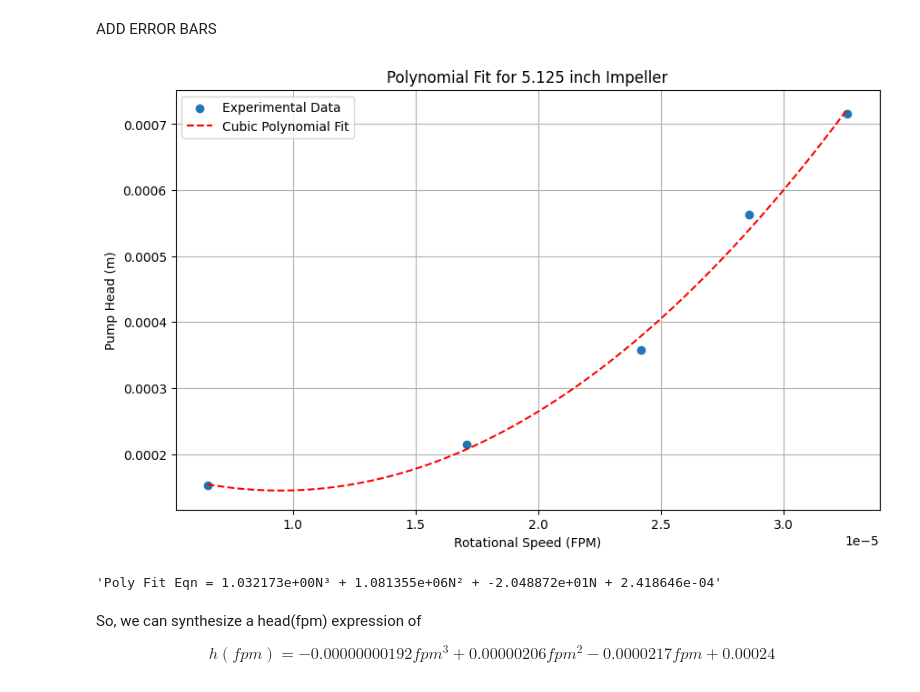
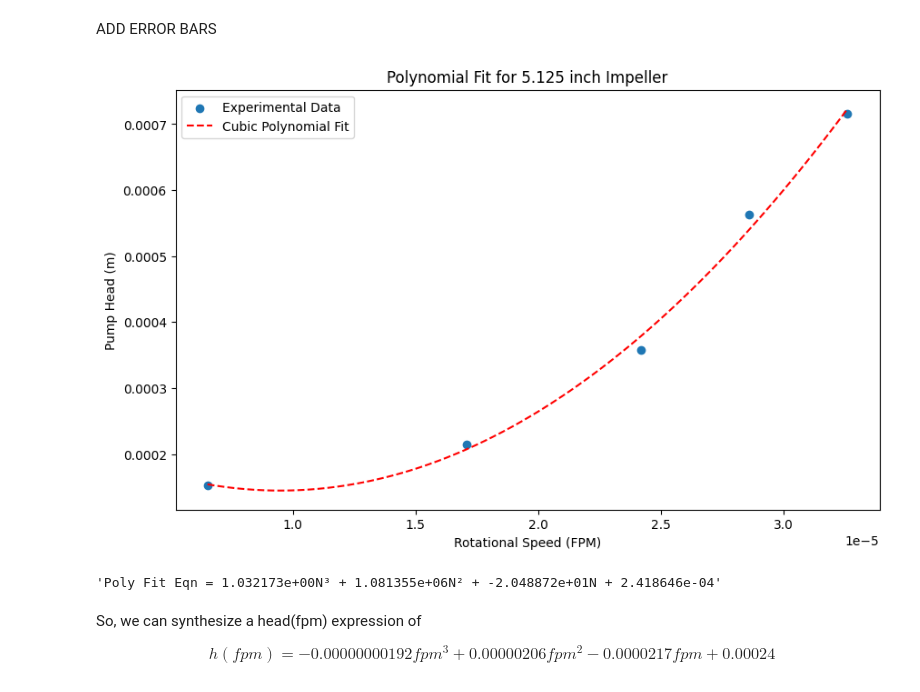
Before and after one commit to rahilisashaik/cbe154, a Jupyter notebook: centrifugal-pump/exp-data-analysis.ipynb, the cells around one changed output. Saved outputs shown, nothing was run; the diff lists cells and outputs as text; code cells hidden in the pictures.

```diff
--- a/centrifugal-pump/exp-data-analysis.ipynb
+++ b/centrifugal-pump/exp-data-analysis.ipynb
@@ -48,3 +48,5 @@ $$ $$
+# %%
+df["impeller_diam_meters"] = df["impeller_diam"] * (1/39.37)
 # %% [markdown]
 ## Analysis Question 1
 $$ \textbf {For one impeller, plot head versus capacity with rotational speed as a parameter (See
@@ -128,19 +130,18 @@ ADD ERROR BARS
 # %%
 plt.figure(figsize=(10,6))
 plt.scatter(X, y, label="Experimental Data")
 plt.plot(X_fit, y_fit_cubic, label="Cubic Polynomial Fit", color="red", linestyle="--")
 plt.xlabel("Rotational Speed (FPM)")
 plt.ylabel("Pump Head (m)")
 plt.title(f"Polynomial Fit for {5.125} inch Impeller")
 plt.legend()
-plt.grid(True)
 plt.show()
 
 cubic_eq = f"Poly Fit Eqn = {popt_cubic[0]:.6e}N³ + {popt_cubic[1]:.6e}N² + {popt_cubic[2]:.6e}N + {popt_cubic[3]:.6e}"
 
 cubic_eq
 # %% [output]
-[figure, old version]
+[figure, new version]
 'Poly Fit Eqn = 1.032173e+00N³ + 1.081355e+06N² + -2.048872e+01N + 2.418646e-04'
 # %% [markdown]
 So, we can synthesize a head(fpm) expression of
```
Also changed, not shown: parts of 7 cells of this notebook.
